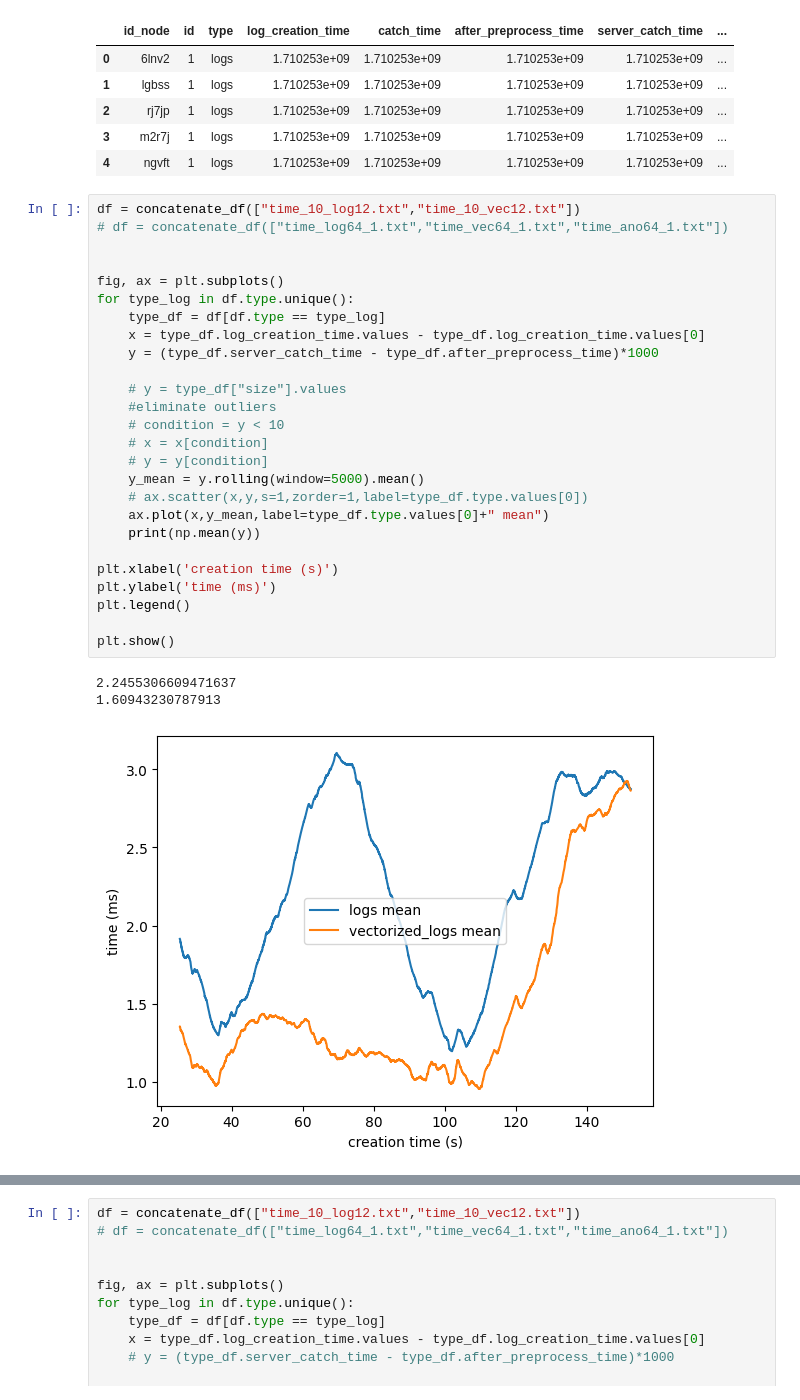
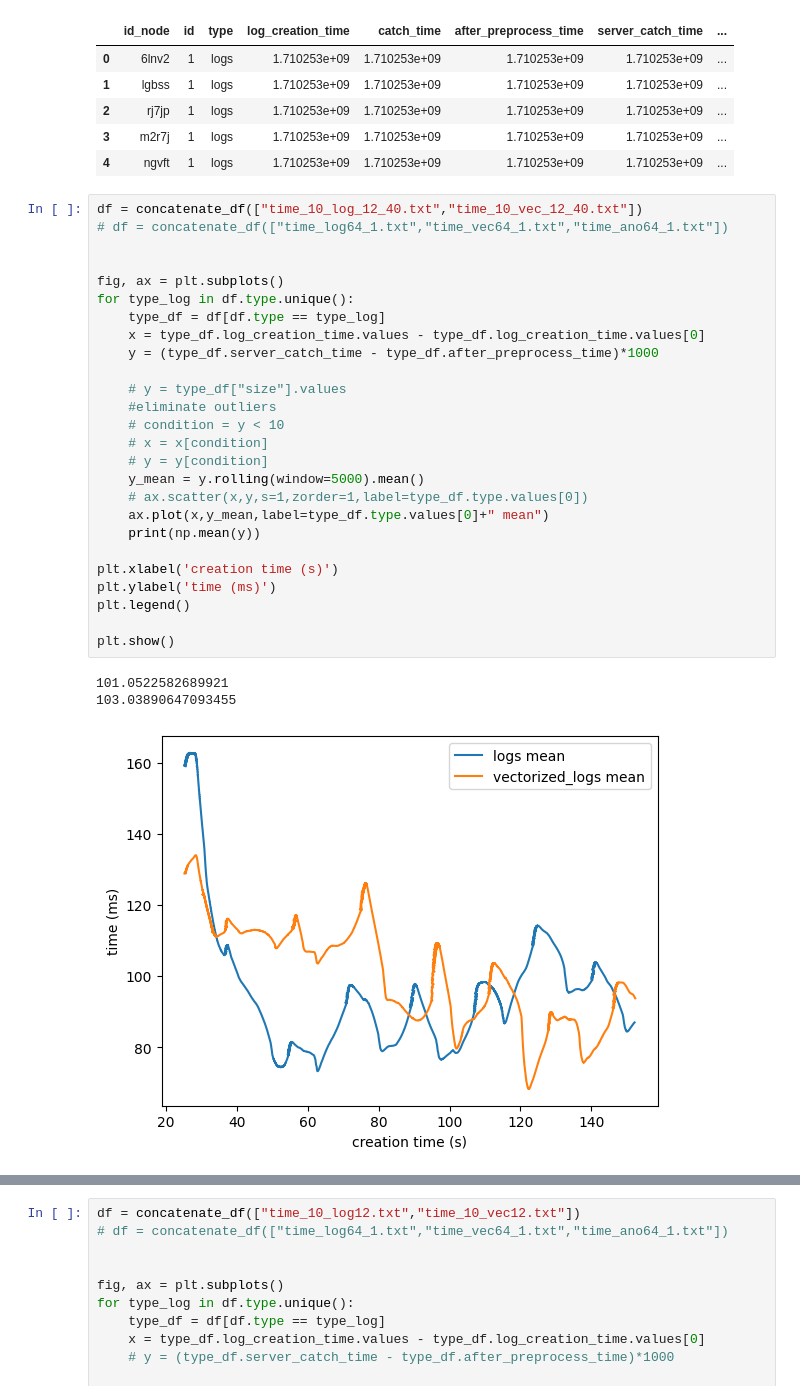
Before and after one commit to Lucaserf/ObsProject, a Jupyter notebook: data/data_visualization.ipynb, the cells around one changed output, grey strips where cells are left out. Drawn from its saved outputs; the diff is of its cells as text.

```diff
--- a/data/data_visualization.ipynb
+++ b/data/data_visualization.ipynb
@@ -248,32 +244,32 @@ df.head()
 | 3 | m2r7j | 1 | logs | 1.710253e+09 | 1.710253e+09 | 1.710253e+09 | 1.710253e+09 | ... |
 | 4 | ngvft | 1 | logs | 1.710253e+09 | 1.710253e+09 | 1.710253e+09 | 1.710253e+09 | ... |
 # %%
-df = concatenate_df(["time_10_log12.txt","time_10_vec12.txt"])
+df = concatenate_df(["time_10_log_12_40.txt","time_10_vec_12_40.txt"])
 # df = concatenate_df(["time_log64_1.txt","time_vec64_1.txt","time_ano64_1.txt"])
 
 
 fig, ax = plt.subplots()
 for type_log in df.type.unique():
     type_df = df[df.type == type_log]
     x = type_df.log_creation_time.values - type_df.log_creation_time.values[0]
     y = (type_df.server_catch_time - type_df.after_preprocess_time)*1000
 
     # y = type_df["size"].values
     #eliminate outliers
     # condition = y < 10
     # x = x[condition]
     # y = y[condition]
     y_mean = y.rolling(window=5000).mean()
     # ax.scatter(x,y,s=1,zorder=1,label=type_df.type.values[0])
     ax.plot(x,y_mean,label=type_df.type.values[0]+" mean")
     print(np.mean(y))
 
 plt.xlabel('creation time (s)')
 plt.ylabel('time (ms)')
 plt.legend()
 
 plt.show()
 # %% [output]
-2.2455306609471637
-1.60943230787913
+101.0522582689921
+103.03890647093455
-[figure, old version]
+[figure, new version]
```
Also changed, not shown: parts of 13 cells of this notebook, 9 other files.
